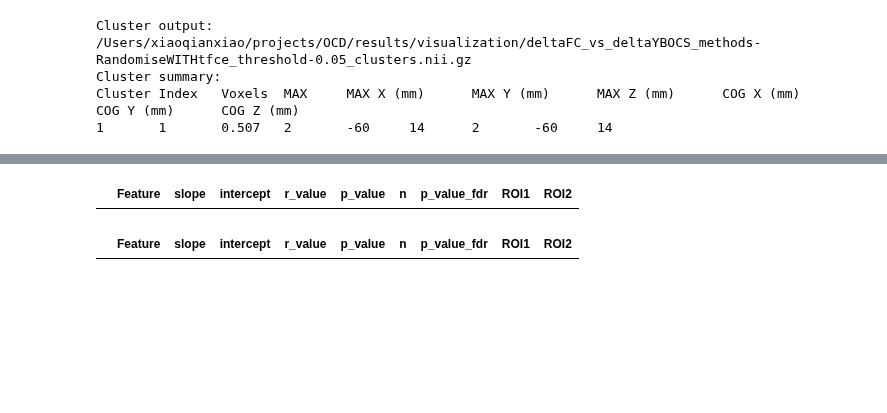
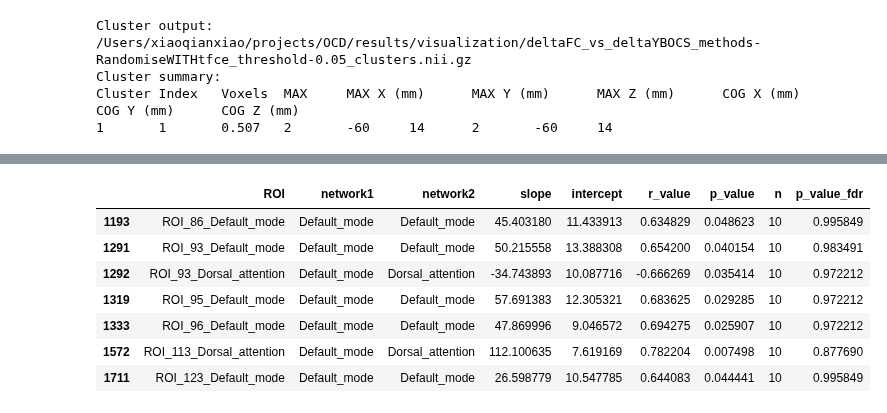
Before and after one commit to XiaoqianXiao/OCD_RO1, a Jupyter notebook: results_visualization.ipynb, the cells around one changed output, grey strips where cells are left out. Saved outputs shown, nothing was run; the diff lists cells and outputs as text; code cells hidden in the pictures; blank space fills up the shorter version.

```diff
--- a/results_visualization.ipynb
+++ b/results_visualization.ipynb
@@ -254,5 +302,5 @@ df_baselineFC_vs_deltaYBOCS.sort_values(by='p_value', ascending=True).head(20)
 # %%
-deltaFC_vs_deltaYBOCS_file = os.path.join(NW_dir, 'deltaFC_vs_deltaYBOCS_network_fc.csv')
+deltaFC_vs_deltaYBOCS_file = os.path.join(NW_dir, 'deltaFC_vs_deltaYBOCS_roi_network_fc.csv')
 df_deltaFC_vs_deltaYBOCS = pd.read_csv(deltaFC_vs_deltaYBOCS_file)
 df_deltaFC_vs_deltaYBOCS.sort_values(by='p_value', ascending=True).head(20)
 # %% [output]
@@ -396,6 +323,0 @@ df_baselineFC_vs_deltaYBOCS.loc[((df_baselineFC_vs_deltaYBOCS['ROI1']=='Superior
-# %%
-deltaFC_vs_deltaYBOCS_file = os.path.join(ROI_dir, 'deltaFC_vs_deltaYBOCS_roi_fc.csv')
-df_deltaFC_vs_deltaYBOCS = pd.read_csv(deltaFC_vs_deltaYBOCS_file)
-df_deltaFC_vs_deltaYBOCS['ROI1'] = df_deltaFC_vs_deltaYBOCS['Feature'].str.split('-').str[0].str.replace('ROI_', '')
-df_deltaFC_vs_deltaYBOCS['ROI2'] = df_deltaFC_vs_deltaYBOCS['Feature'].str.split('-').str[1].str.replace('ROI_', '')
-df_deltaFC_vs_deltaYBOCS.sort_values(by='p_value', ascending=True).head(20)
@@ -420,9 +324,15 @@ df_deltaFC_vs_deltaYBOCS.sort_values(by='p_value', ascending=True).head(20)
 # %%
-df_deltaFC_vs_deltaYBOCS.loc[((df_deltaFC_vs_deltaYBOCS['ROI1']=='Cingulate_Gyrus_posterior_division') | (df_deltaFC_vs_deltaYBOCS['ROI2']=='Cingulate_Gyrus_posterior_division_FC'))
-                   & (df_deltaFC_vs_deltaYBOCS['p_value'] <= 0.05)]
+df_deltaFC_vs_deltaYBOCS.loc[
+    (df_deltaFC_vs_deltaYBOCS['network1'].isin(['Default_mode', 'Dorsal_attention'])) &
+    (df_deltaFC_vs_deltaYBOCS['network2'].isin(['Default_mode', 'Dorsal_attention'])) &
+    (df_deltaFC_vs_deltaYBOCS['p_value'] <= 0.05)
+]
 # %% [output]
-|  | Feature | slope | intercept | r_value | p_value | n | p_value_fdr | ROI1 | ROI2 |
+|  | ROI | network1 | network2 | slope | intercept | r_value | p_value | n | p_value_fdr |
+| 1193 | ROI_86_Default_mode | Default_mode | Default_mode | 45.403180 | 11.433913 | 0.634829 | 0.048623 | 10 | 0.995849 |
+| 1291 | ROI_93_Default_mode | Default_mode | Default_mode | 50.215558 | 13.388308 | 0.654200 | 0.040154 | 10 | 0.983491 |
+| 1292 | ROI_93_Dorsal_attention | Default_mode | Dorsal_attention | -34.743893 | 10.087716 | -0.666269 | 0.035414 | 10 | 0.972212 |
+| 1319 | ROI_95_Default_mode | Default_mode | Default_mode | 57.691383 | 12.305321 | 0.683625 | 0.029285 | 10 | 0.972212 |
+| 1333 | ROI_96_Default_mode | Default_mode | Default_mode | 47.869996 | 9.046572 | 0.694275 | 0.025907 | 10 | 0.972212 |
+| 1572 | ROI_113_Dorsal_attention | Default_mode | Dorsal_attention | 112.100635 | 7.619169 | 0.782204 | 0.007498 | 10 | 0.877690 |
+| 1711 | ROI_123_Default_mode | Default_mode | Default_mode | 26.598779 | 10.547785 | 0.644083 | 0.044441 | 10 | 0.995849 |
-# %%
-df_deltaFC_vs_deltaYBOCS.loc[((df_deltaFC_vs_deltaYBOCS['ROI1']=='Superior_Parietal_Lobule') | (df_deltaFC_vs_deltaYBOCS['ROI2']=='Superior_Parietal_Lobule_FC')) & (df_deltaFC_vs_deltaYBOCS['p_value'] <= 0.05)]
-# %% [output]
-|  | Feature | slope | intercept | r_value | p_value | n | p_value_fdr | ROI1 | ROI2 |
```
Also changed, not shown: parts of 24 cells of this notebook, 1 other file.
